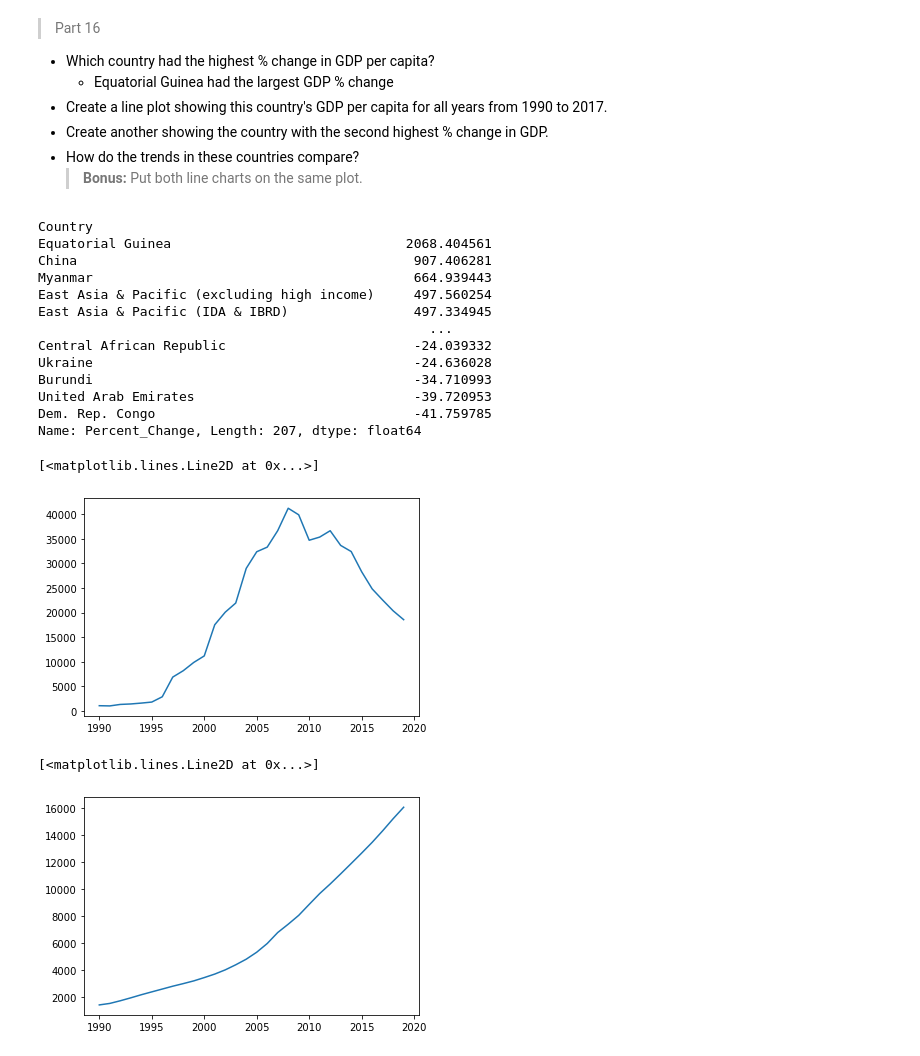
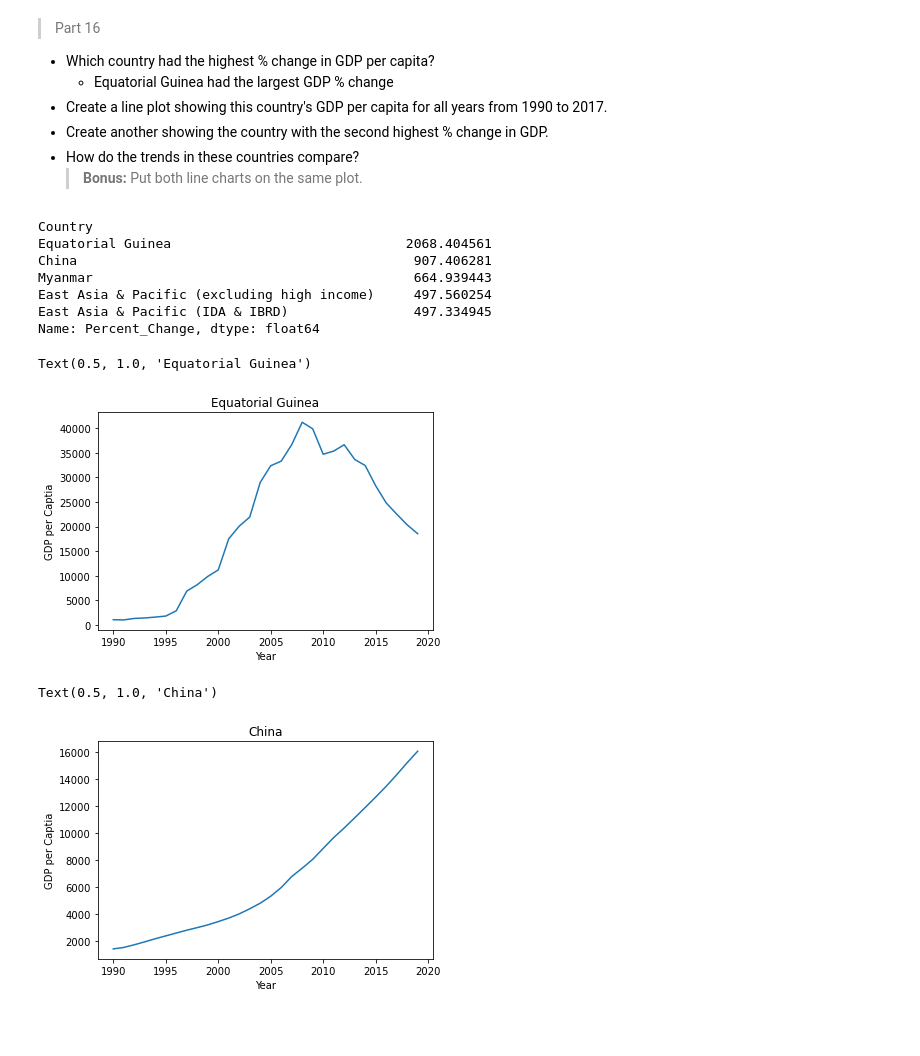
Before and after one commit to Claytor/exploratory_analysis_of_un_data, a Jupyter notebook: notebooks/UN Data Exploration.ipynb, the cells around one changed output. Saved outputs shown, nothing was run; the diff lists cells and outputs as text; code cells hidden in the pictures; blank space fills up the shorter version.

Commit message:
Finished 19.  Found out how to add labels to charts.  Yay!

```diff
--- a/notebooks/UN Data Exploration.ipynb
+++ b/notebooks/UN Data Exploration.ipynb
@@ -230,7 +231,7 @@ gdp_pivoted.loc[gdp_pivoted['Percent_Change'] < 0].sort_values('Percent_Change')
 - How do the trends in these countries compare?
     > **Bonus:** Put both line charts on the same plot.
 # %%
-gdp_pivoted["Percent_Change"].sort_values(ascending=False)
+gdp_pivoted["Percent_Change"].sort_values(ascending=False).head()
 
 #.head(n=2)
 # %% [output]
@@ -240,25 +241,24 @@ China                                           907.406281
 Myanmar                                         664.939443
 East Asia & Pacific (excluding high income)     497.560254
 East Asia & Pacific (IDA & IBRD)                497.334945
-                                                  ...
-Central African Republic                        -24.039332
-Ukraine                                         -24.636028
-Burundi                                         -34.710993
-United Arab Emirates                            -39.720953
-Dem. Rep. Congo                                 -41.759785
-Name: Percent_Change, Length: 207, dtype: float64
+Name: Percent_Change, dtype: float64
 # %%
 # Equatorial Guinea
 gdp_High = gdp_df.loc[gdp_df['Country'] == 'Equatorial Guinea']
 plt.plot(gdp_High["Year"], gdp_High["GDP_Per_Capita"])
+plt.xlabel("Year")
+plt.ylabel("GDP per Captia")
+plt.title("Equatorial Guinea")
 # %% [output]
-[<matplotlib.lines.Line2D at 0x...>]
+Text(0.5, 1.0, 'Equatorial Guinea')
-[figure, old version]
+[figure, new version]
 # %%
 # China
 gdp_High2 = gdp_df.loc[gdp_df['Country'] == 'China']
-
 plt.plot(gdp_High2["Year"], gdp_High2["GDP_Per_Capita"])
+plt.xlabel("Year")
+plt.ylabel("GDP per Captia")
+plt.title("China")
 # %% [output]
-[<matplotlib.lines.Line2D at 0x...>]
+Text(0.5, 1.0, 'China')
-[figure, old version]
+[figure, new version]
```
Also changed, not shown: parts of 10 cells of this notebook.
